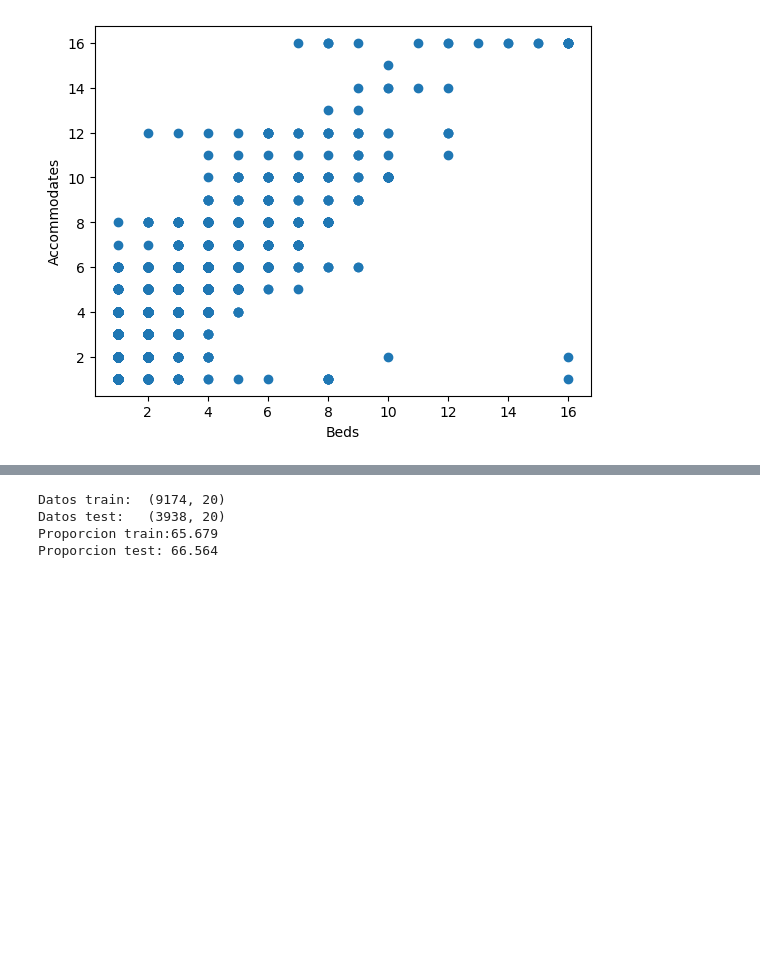
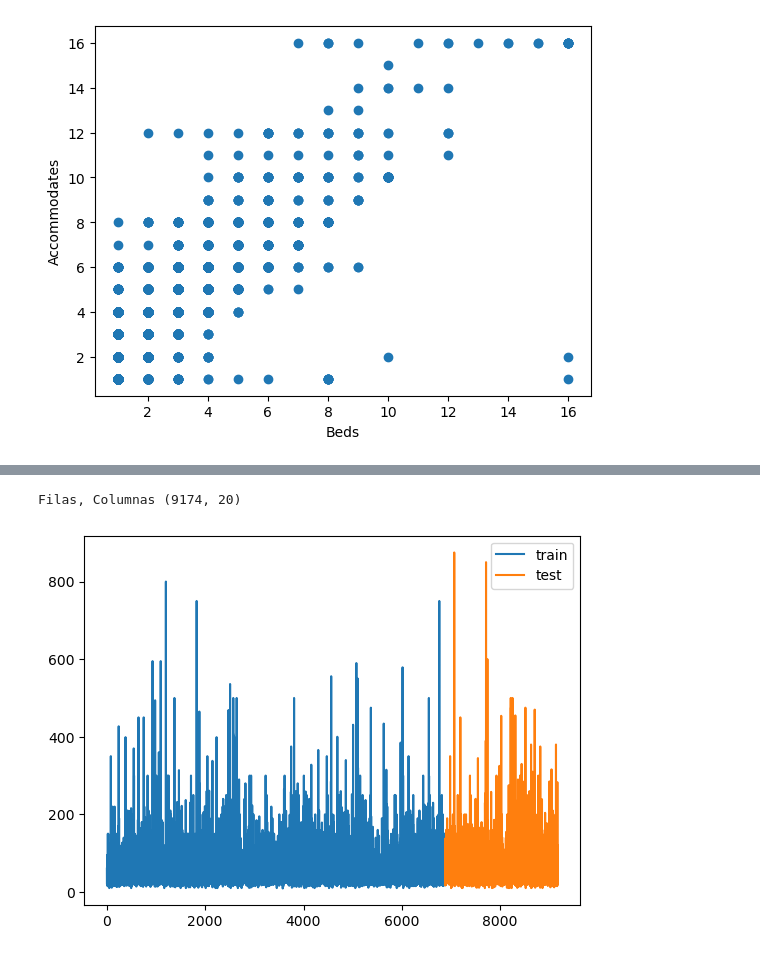
Before and after one commit to Alexsaez1990/practica_MachineLearning_enProceso, a Jupyter notebook: Práctica.ipynb, the cells around one changed output, grey strips where cells are left out. Saved outputs shown, nothing was run; the diff lists cells and outputs as text; code cells hidden in the pictures; blank space fills up the shorter version.

```diff
--- a/Práctica.ipynb
+++ b/Práctica.ipynb
@@ -854,26 +856,29 @@ df_test.head()
 # Preparamos los datos
 
 from sklearn.preprocessing import StandardScaler
+import matplotlib.pyplot as plt
 
-features = df.drop(['Price'], axis=1).columns
+features = df.columns.drop(['Price'])
+X = df[features].values
+y = df['Price'].values
 
-X_train = df[features].values
-y_train = df['Price'].values
-
-X_test = df_test[features].values
-y_test = df_test['Price'].values
-
-scaler = StandardScaler().fit(X_train)
-Xs_train = scaler.transform(X_train)
-Xs_test  = scaler.transform(X_test)
-
-print('Datos train: ', Xs_train.shape)
-print('Datos test:  ', Xs_test.shape)
-
-print('Proporcion train:%0.3f'%np.mean(y_train))
-print('Proporcion test: %0.3f'%np.mean(y_test))
+print('Filas, Columnas', X.shape)
 # %% [output]
-Datos train:  (9174, 20)
-Datos test:   (3938, 20)
-Proporcion train:65.679
-Proporcion test: 66.564
+Filas, Columnas (9174, 20)
+# %%
+scaler = StandardScaler()
+X_scaled = scaler.fit_transform(X)
+
+offset = int(X_scaled.shape[0]*0.25)
+
+X_train = X_scaled[:-offset, :]
+y_train = y[:-offset]
+X_test = X_scaled[-offset:, :]
+y_test = y[-offset:]
+
+plt.plot(range(0,len(y_train)),y_train, label='train')
+plt.plot(range(len(y_train),len(y)),y_test,label='test')
+plt.legend()
+plt.show()
+# %% [output]
+[figure, added]
```
Also changed, not shown: parts of 9 cells of this notebook.
